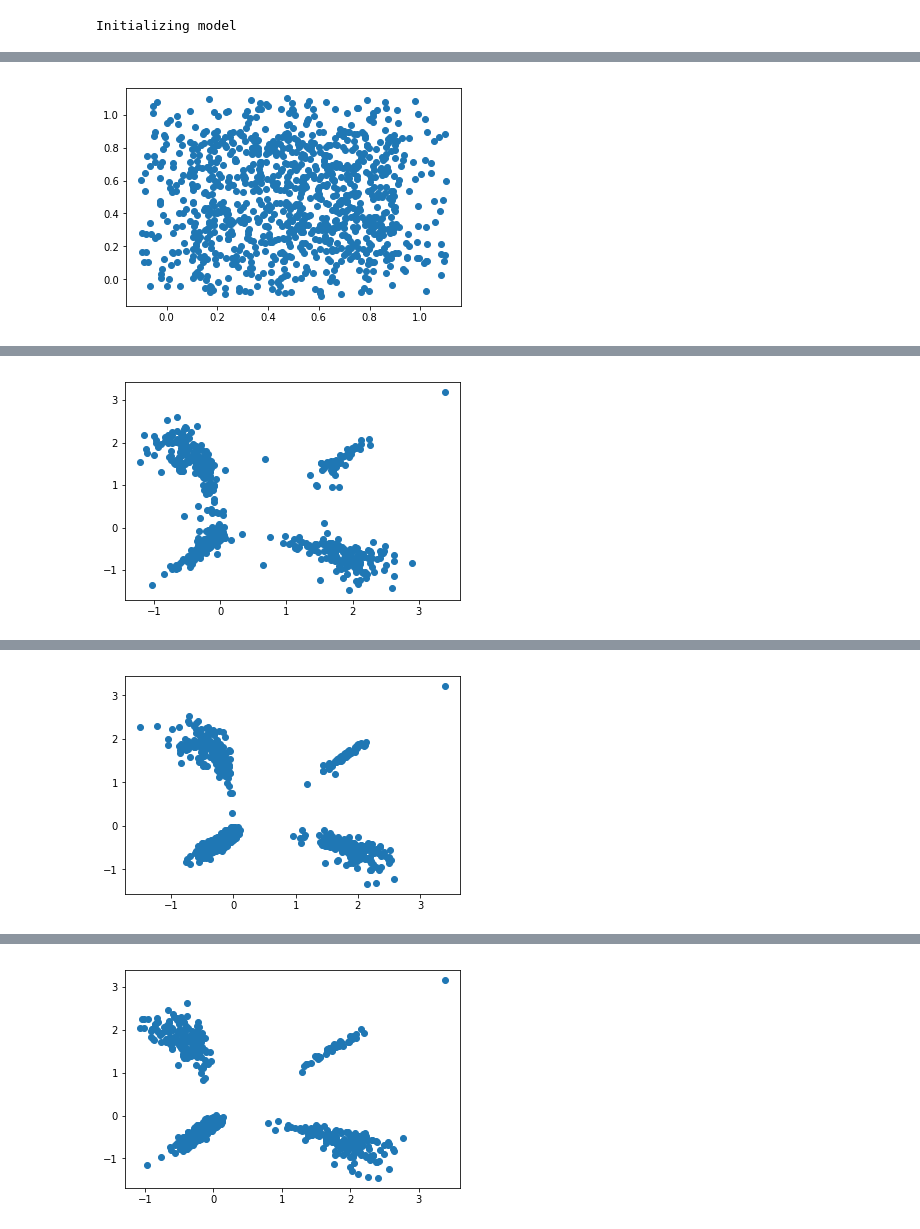
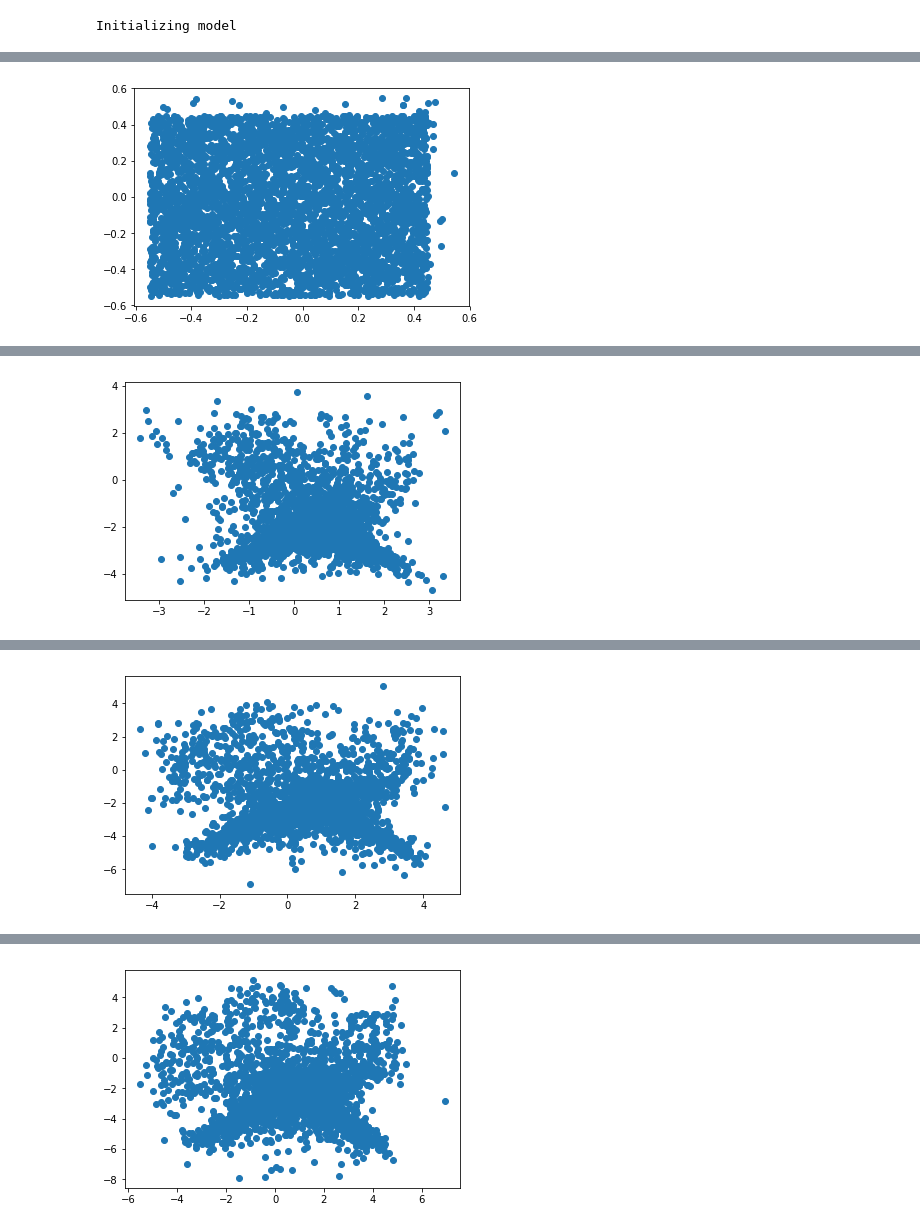
Before and after one commit to simeneide/phd-notes, a Jupyter notebook: sequence-rec/seq-svi-try2.ipynb, the cells around one changed output, grey strips where cells are left out. Cells and saved outputs as stored; diff of their text form; code cells hidden in the pictures.

```diff
--- a/sequence-rec/seq-svi-try2.ipynb
+++ b/sequence-rec/seq-svi-try2.ipynb
@@ -113,44 +148,45 @@ class LSTMVI(nn.Module):
+# %%
+dat_seq['train_small'] = (dat_seq['train'].sequences[torch.randint(len(dat_seq['train'].sequences), (5000,))])
 # %%
-def compute_hitrate(dat, k = 20, tau = 6):
-    seq = torch.tensor(dat.sequences).long()
+def compute_hitrate(seq, k = 20, tau = 6):
+    seq = torch.tensor(seq).long().to(device)
     feature_seq = seq[:,:tau]
     test_seq = seq[:,tau:]
 
-    V = pyro.param("Vpar")
+    V = pyro.param("Vpar").detach()
+    bias = pyro.param("bias_loc")
 
     x_vecs = V[feature_seq]
-    z, _ = svi_mf.lstm(x_vecs)
+    z, _ = seqrec.lstm(x_vecs)
+    z = z.detach()
     lprob = z.matmul(V.t())
     topK = lprob.argsort(dim=2, descending=True)[:,-1,:k]
 
     hitrate = torch.tensor(0.0)
-    failrate = torch.tensor(0.0)
+    totrate = torch.tensor(0.0)
     for i in range(len(seq)):
         hitmatrix = topK[i].unsqueeze(1) == test_seq[i].unsqueeze(0)
         hitrate += hitmatrix.sum()
-        failrate += (hitmatrix == 0).sum()
+        totrate += (test_seq[i] != 0).sum()
 
-    return (hitrate/failrate).item()
+    return (hitrate/totrate).item()
-# %%
-print("Initializing model")
-pyro.clear_param_store()
-seq = dat_seq['train'].sequences
-x = torch.from_numpy(seq[:500,6:]).long()#.cuda()
-
-svi_mf = LSTMVI(1000, emb_dim = 4, use_cuda = False)
-# %% [output]
-Initializing model
+# %%
+print("Initializing model")
+pyro.clear_param_store()
+seqrec = LSTMVI(len(ind2val['ItemId'])+1, emb_dim = 2, device = device)
+# %% [output]
+Initializing model
 # %%
 %%time
-n_steps = 1000
+n_steps = 601
 pyro.clear_param_store()
 
 # set up the optimizer
-adam_params = {"lr": 0.1}
+adam_params = {"lr": 0.05}
 optimizer = Adam(adam_params)
 
 # setup the inference algorithm
-svi = SVI(svi_mf.model, svi_mf.guide, optimizer, loss=Trace_ELBO())
+svi = SVI(seqrec.model, seqrec.guide, optimizer, loss=Trace_ELBO())
 
 imgs = []
 # do gradient steps
@@ -159,12 +195,12 @@ for step in range(n_steps):
 
     if step%50== 0:
         # RMSE
-        hitrate_train = compute_hitrate(dat_seq['train'], k = 10)
-        hitrate_test = compute_hitrate(dat_seq['test'], k = 10)
+        hitrate_train = compute_hitrate(dat_seq['train_small'], k = 10)
+        hitrate_test = compute_hitrate(dat_seq['test'].sequences, k = 10)
 
         print(f"step: {step} \t loss: {loss:.0f} \t hitrate_tr: {hitrate_train:.4f} \t hitrate_test: {hitrate_test:.4f}") # \t test-rmse: {rmse_test:.2f}
     if step%200==0:
-        V = pyro.param("Vpar").detach().numpy()
+        V = pyro.param("Vpar").detach().cpu().numpy()
         img = plt.plot(V[:,0], V[:,1], "o", animated=True)
         imgs.append(img[0])
         plt.show()
@@ -173 +209 @@ step: 0          loss: 2825476   hitrate_tr: 0.0014      hitrate_test: 0.0008
-[figure, old version]
+[figure, new version]
@@ -178 +214 @@ step: 200        loss: 2001686   hitrate_tr: 0.0070      hitrate_test: 0.0052
-[figure, old version]
+[figure, new version]
@@ -183 +219 @@ step: 400        loss: 1935483   hitrate_tr: 0.0077      hitrate_test: 0.0044
-[figure, old version]
+[figure, new version]
@@ -188 +224 @@ step: 600        loss: 1859576   hitrate_tr: 0.0077      hitrate_test: 0.0052
-[figure, old version]
+[figure, new version]
```
Also changed, not shown: parts of 9 cells of this notebook.
